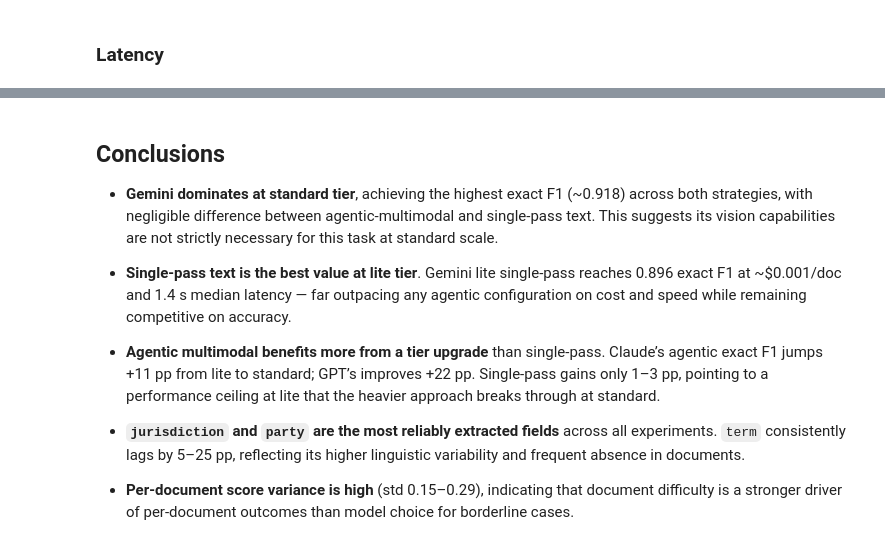
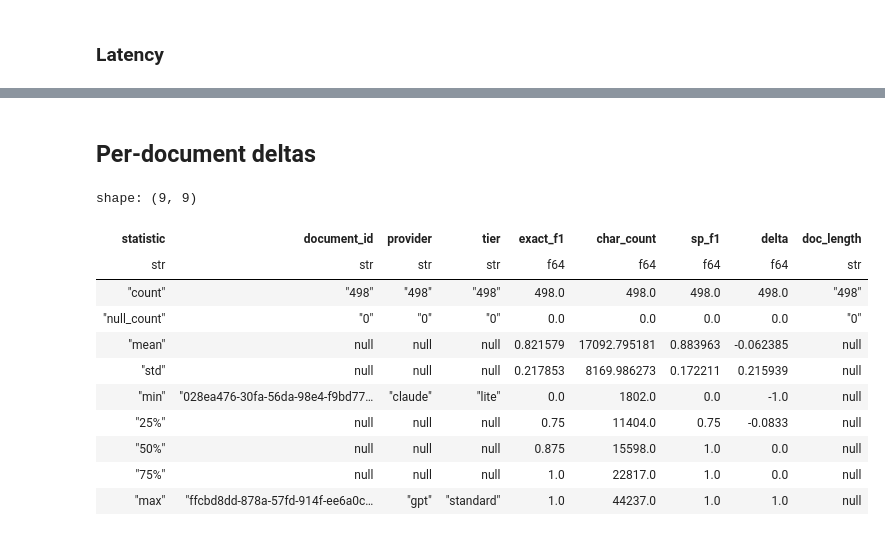
Before and after one commit to gafnts/agentic-kie-evals, a Jupyter notebook: notebooks/results-eda.ipynb, the cells around one changed output, grey strips where cells are left out. Drawn from its saved outputs; the diff is of its cells as text; code cells hidden in the pictures.

```diff
--- a/notebooks/results-eda.ipynb
+++ b/notebooks/results-eda.ipynb
@@ -307,15 +317,41 @@ def plot_latency(df: pl.DataFrame) -> alt.LayerChart:
 plot_latency(df_aggregated)
 # %% [output]
 [interactive output not drawn]
-# %% [markdown]
-## Conclusions
-
-- **Gemini dominates at standard tier**, achieving the highest exact F1 (~0.918) across both strategies, with negligible difference between agentic-multimodal and single-pass text. This suggests its vision capabilities are not strictly necessary for this task at standard scale.
-
-- **Single-pass text is the best value at lite tier**. Gemini lite single-pass reaches 0.896 exact F1 at ~$0.001/doc and 1.4 s median latency — far outpacing any agentic configuration on cost and speed while remaining competitive on accuracy.
-
-- **Agentic multimodal benefits more from a tier upgrade** than single-pass. Claude’s agentic exact F1 jumps +11 pp from lite to standard; GPT’s improves +22 pp. Single-pass gains only 1–3 pp, pointing to a performance ceiling at lite that the heavier approach breaks through at standard.
-
-- **`jurisdiction` and `party` are the most reliably extracted fields** across all experiments. `term` consistently lags by 5–25 pp, reflecting its higher linguistic variability and frequent absence in documents.
-
-- **Per-document score variance is high** (std 0.15–0.29), indicating that document difficulty is a stronger driver of per-document outcomes than model choice for borderline cases.
+# %% [markdown]
+## Per-document deltas
+# %%
+def compute_deltas(df: pl.DataFrame) -> pl.DataFrame:
+    agentic = df.filter(pl.col("strategy") == "agentic").select(
+        "document_id", "provider", "tier", "exact_f1", "char_count"
+    )
+
+    single_pass = df.filter(pl.col("strategy") == "single_pass").select(
+        "document_id", "provider", "tier", pl.col("exact_f1").alias("sp_f1")
+    )
+
+    return agentic.join(
+        single_pass, on=["document_id", "provider", "tier"]
+    ).with_columns(
+        (pl.col("exact_f1") - pl.col("sp_f1")).alias("delta"),
+        pl.col("char_count")
+        .qcut(4, labels=["Short", "Medium", "Long", "Very long"], allow_duplicates=True)
+        .alias("doc_length"),
+    )
+
+
+deltas = compute_deltas(df_per_document)
+# %%
+deltas.describe()
+# %% [output]
+shape: (9, 9)
+| statistic | document_id | provider | tier | exact_f1 | char_count | sp_f1 | delta | doc_length |
+| str | str | str | str | f64 | f64 | f64 | f64 | str |
+| "count" | "498" | "498" | "498" | 498.0 | 498.0 | 498.0 | 498.0 | "498" |
+| "null_count" | "0" | "0" | "0" | 0.0 | 0.0 | 0.0 | 0.0 | "0" |
+| "mean" | null | null | null | 0.821579 | 17092.795181 | 0.883963 | -0.062385 | null |
+| "std" | null | null | null | 0.217853 | 8169.986273 | 0.172211 | 0.215939 | null |
+| "min" | "028ea476-30fa-56da-98e4-f9bd77… | "claude" | "lite" | 0.0 | 1802.0 | 0.0 | -1.0 | null |
+| "25%" | null | null | null | 0.75 | 11404.0 | 0.75 | -0.0833 | null |
+| "50%" | null | null | null | 0.875 | 15598.0 | 1.0 | 0.0 | null |
+| "75%" | null | null | null | 1.0 | 22817.0 | 1.0 | 0.0 | null |
+| "max" | "ffcbd8dd-878a-57fd-914f-ee6a0c… | "gpt" | "standard" | 1.0 | 44237.0 | 1.0 | 1.0 | null |
```
Also changed, not shown: parts of 10 cells of this notebook.
